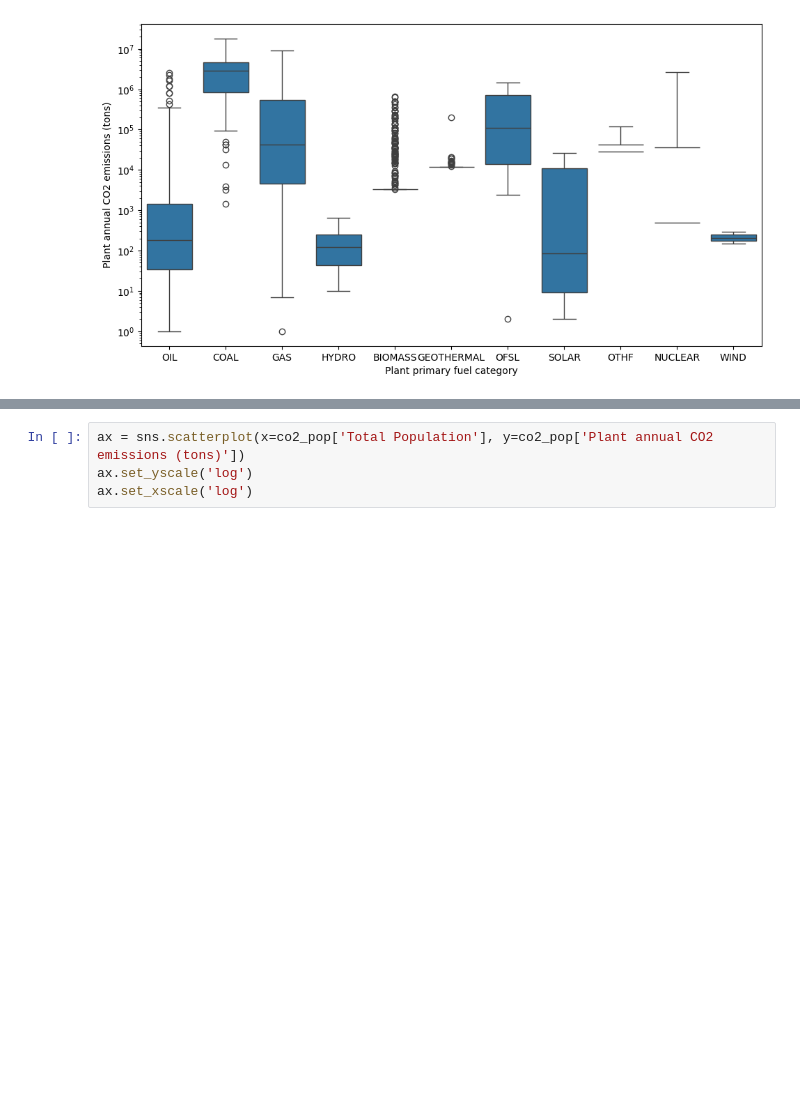
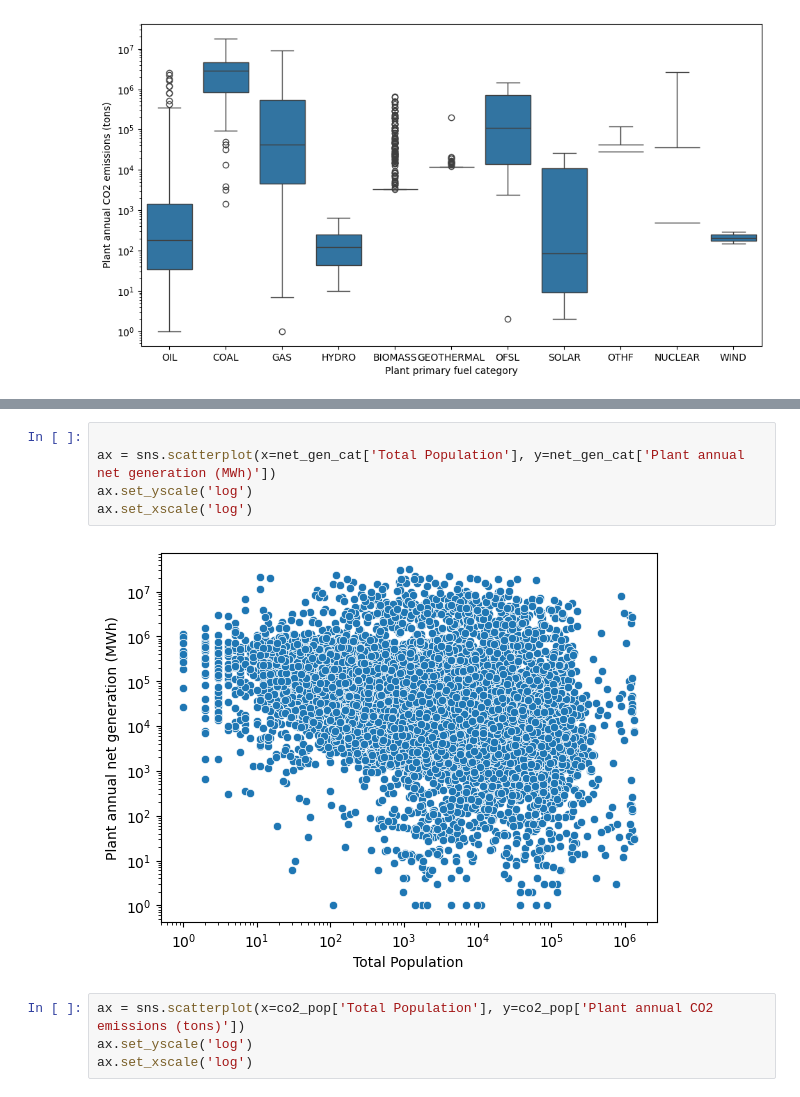
Before and after one commit to reilyfairchild/Data102_Final_Project, a Jupyter notebook: dataset_3_EDA.ipynb, the cells around one changed output, grey strips where cells are left out. Drawn from its saved outputs; the diff is of its cells as text; blank space fills up the shorter version.

```diff
--- a/dataset_3_EDA.ipynb
+++ b/dataset_3_EDA.ipynb
@@ -173,3 +295,10 @@ ax = sns.scatterplot(x=co2_pop['Total Population'], y=co2_pop['Plant annual CO2
+# %%
+
+ax = sns.scatterplot(x=net_gen_cat['Total Population'], y=net_gen_cat['Plant annual net generation (MWh)'])
+ax.set_yscale('log')
+ax.set_xscale('log')
+# %% [output]
+[figure, added]
 # %%
 ax = sns.scatterplot(x=co2_pop['Total Population'], y=co2_pop['Plant annual CO2 emissions (tons)'])
 ax.set_yscale('log')
```
Also changed, not shown: parts of 13 cells of this notebook.
